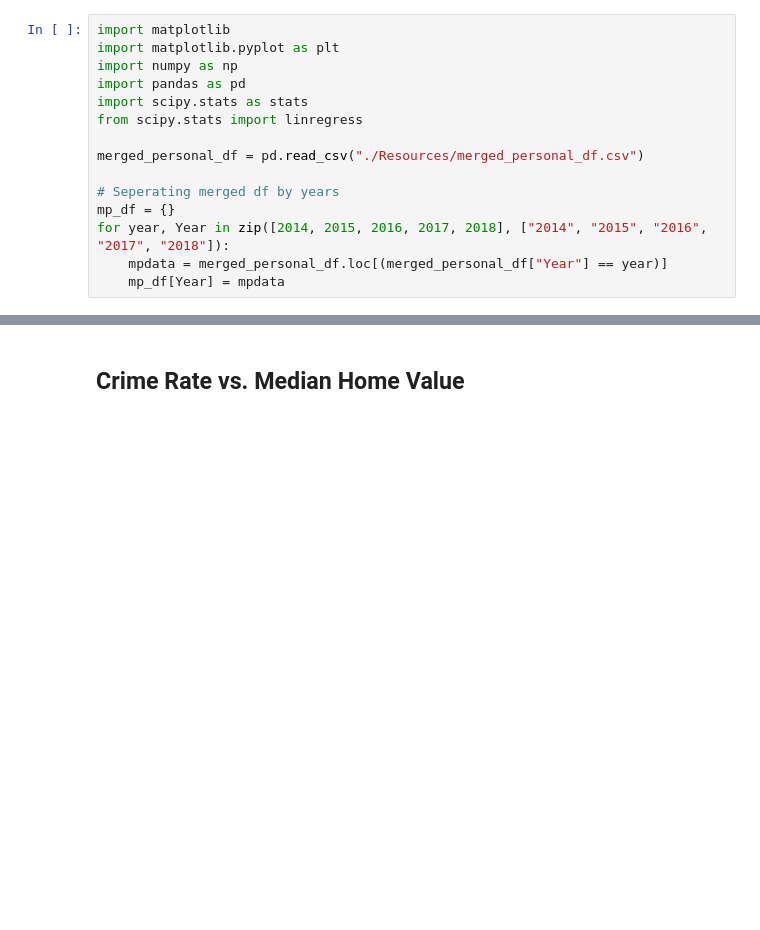
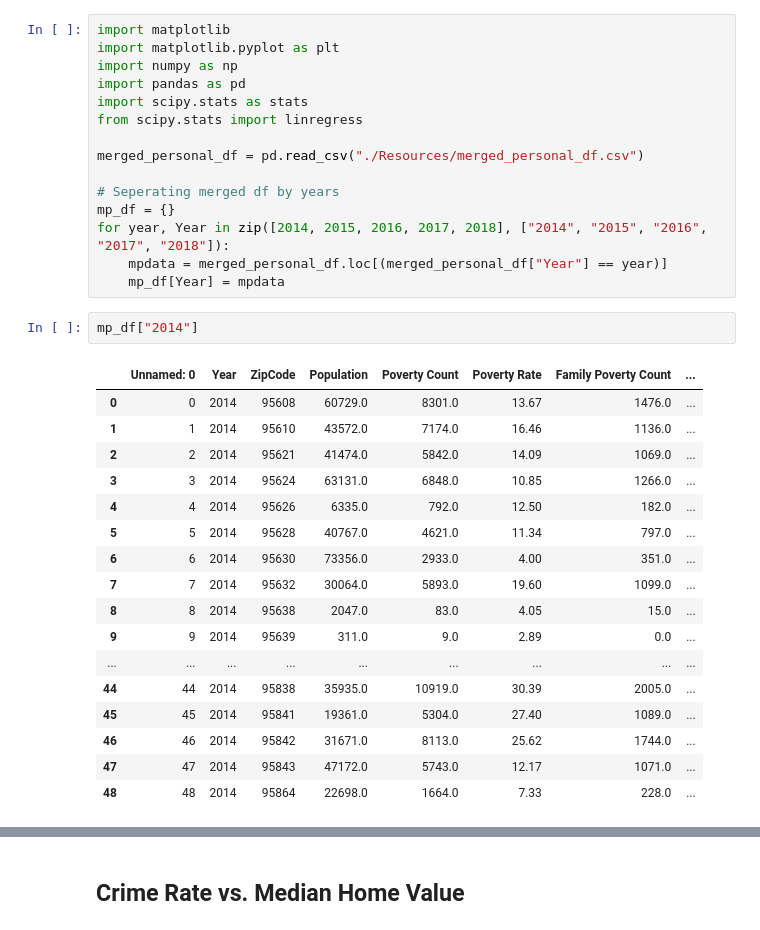
Before and after one commit to sean-galloway/Crime_and_Poverty, a Jupyter notebook: ScatterRegress_CrimeRate_HV_PV.ipynb, the cells around one changed output, grey strips where cells are left out. Cells and saved outputs as stored; diff of their text form; blank space fills up the shorter version.

```diff
--- a/ScatterRegress_CrimeRate_HV_PV.ipynb
+++ b/ScatterRegress_CrimeRate_HV_PV.ipynb
@@ -13,6 +13,26 @@ mp_df = {}
 for year, Year in zip([2014, 2015, 2016, 2017, 2018], ["2014", "2015", "2016", "2017", "2018"]):
     mpdata = merged_personal_df.loc[(merged_personal_df["Year"] == year)]
     mp_df[Year] = mpdata
+# %%
+mp_df["2014"]
+# %% [output]
+|  | Unnamed: 0 | Year | ZipCode | Population | Poverty Count | Poverty Rate | Family Poverty Count | ... |
+| 0 | 0 | 2014 | 95608 | 60729.0 | 8301.0 | 13.67 | 1476.0 | ... |
+| 1 | 1 | 2014 | 95610 | 43572.0 | 7174.0 | 16.46 | 1136.0 | ... |
+| 2 | 2 | 2014 | 95621 | 41474.0 | 5842.0 | 14.09 | 1069.0 | ... |
+| 3 | 3 | 2014 | 95624 | 63131.0 | 6848.0 | 10.85 | 1266.0 | ... |
+| 4 | 4 | 2014 | 95626 | 6335.0 | 792.0 | 12.50 | 182.0 | ... |
+| 5 | 5 | 2014 | 95628 | 40767.0 | 4621.0 | 11.34 | 797.0 | ... |
+| 6 | 6 | 2014 | 95630 | 73356.0 | 2933.0 | 4.00 | 351.0 | ... |
+| 7 | 7 | 2014 | 95632 | 30064.0 | 5893.0 | 19.60 | 1099.0 | ... |
+| 8 | 8 | 2014 | 95638 | 2047.0 | 83.0 | 4.05 | 15.0 | ... |
+| 9 | 9 | 2014 | 95639 | 311.0 | 9.0 | 2.89 | 0.0 | ... |
+| ... | ... | ... | ... | ... | ... | ... | ... | ... |
+| 44 | 44 | 2014 | 95838 | 35935.0 | 10919.0 | 30.39 | 2005.0 | ... |
+| 45 | 45 | 2014 | 95841 | 19361.0 | 5304.0 | 27.40 | 1089.0 | ... |
+| 46 | 46 | 2014 | 95842 | 31671.0 | 8113.0 | 25.62 | 1744.0 | ... |
+| 47 | 47 | 2014 | 95843 | 47172.0 | 5743.0 | 12.17 | 1071.0 | ... |
+| 48 | 48 | 2014 | 95864 | 22698.0 | 1664.0 | 7.33 | 228.0 | ... |
 # %%
 # def crime_v_hv(year):
 #     x = mp_df[f"{year}"]["Median Home Value"]
```
Also changed, not shown: parts of 13 cells of this notebook.
